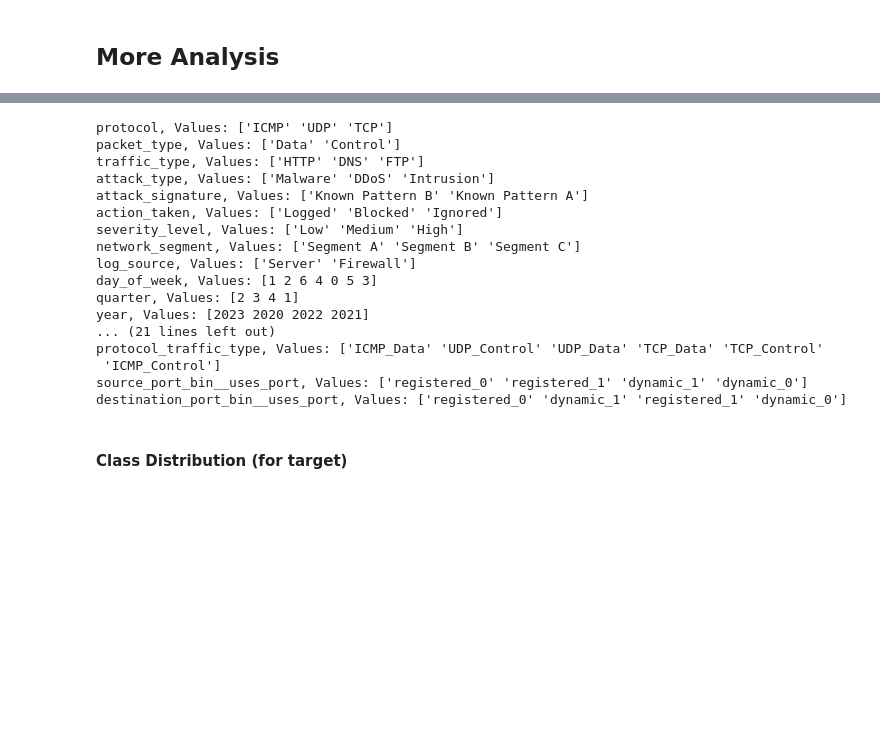
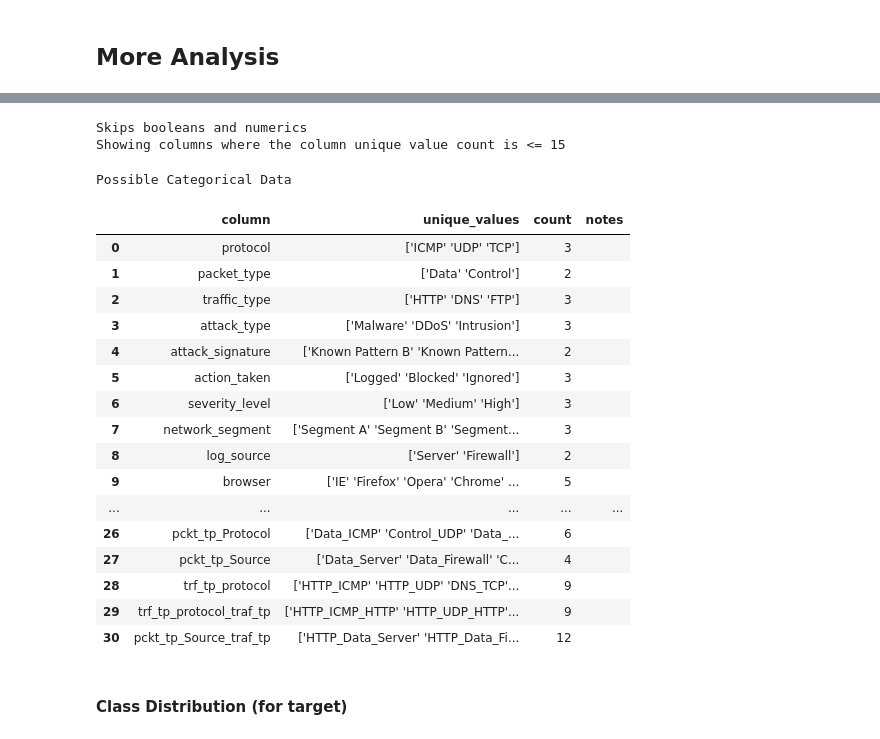
Before and after one commit to dominicbraam/cyberattack-model, a Jupyter notebook: notebooks/Data Exploration.ipynb, the cells around one changed output, grey strips where cells are left out. Saved outputs shown, nothing was run; the diff lists cells and outputs as text; code cells hidden in the pictures; blank space fills up the shorter version.

```diff
--- a/notebooks/Data Exploration.ipynb
+++ b/notebooks/Data Exploration.ipynb
@@ -432,19 +469,5 @@ df.head(3)
 # %% [markdown]
 ### Categorical Columns
 # %%
-def get_categorical_vals():
-    values_unique = df.nunique()
-    categorical_possible = values_unique[values_unique < 10]
-
-    for col_name, val_count in categorical_possible.items():
-        msg = ""
-        col_unique_vals = df[col_name].unique()
-
-        if val_count == 1:
-            col_unique_vals = [x for x in col_unique_vals if not pd.isnull(x)]
-            msg = "Removed null value. Possible boolean?"
-
-        print(f"{col_name}, Values: {col_unique_vals} {msg}")
-
-get_categorical_vals()
+get_categorical_vals(df, 15)
 # %% [output]
@@ -746,6 +776,3 @@ columns_to_drop = [
     'source_port', 'destination_port', 'packet_length', 'payload_data', 'geo-location_data'
 ]
 df.drop(columns_to_drop, axis=1, inplace=True)
-# %%
-pd.set_option('display.max_rows', None)
-df.nunique()
@@ -794,23 +817,26 @@ memory usage: 8.9+ MB
 # %%
-get_categorical_vals()
+get_categorical_vals(df, 15)
 # %% [output]
-protocol, Values: ['ICMP' 'UDP' 'TCP']
-packet_type, Values: ['Data' 'Control']
-traffic_type, Values: ['HTTP' 'DNS' 'FTP']
-attack_type, Values: ['Malware' 'DDoS' 'Intrusion']
-attack_signature, Values: ['Known Pattern B' 'Known Pattern A']
-action_taken, Values: ['Logged' 'Blocked' 'Ignored']
-severity_level, Values: ['Low' 'Medium' 'High']
-network_segment, Values: ['Segment A' 'Segment B' 'Segment C']
-log_source, Values: ['Server' 'Firewall']
-day_of_week, Values: [1 2 6 4 0 5 3]
-quarter, Values: [2 3 4 1]
-year, Values: [2023 2020 2022 2021]
-... (21 lines left out)
-protocol_traffic_type, Values: ['ICMP_Data' 'UDP_Control' 'UDP_Data' 'TCP_Data' 'TCP_Control'
- 'ICMP_Control']
-source_port_bin__uses_port, Values: ['registered_0' 'registered_1' 'dynamic_1' 'dynamic_0']
-destination_port_bin__uses_port, Values: ['registered_0' 'dynamic_1' 'registered_1' 'dynamic_0']
+Skips booleans and numerics
+Showing columns where the column unique value count is <= 15
+Possible Categorical Data
+|  | column | unique_values | count | notes |
+| 0 | protocol | ['ICMP' 'UDP' 'TCP'] | 3 |  |
+| 1 | packet_type | ['Data' 'Control'] | 2 |  |
+| 2 | traffic_type | ['HTTP' 'DNS' 'FTP'] | 3 |  |
+| 3 | attack_type | ['Malware' 'DDoS' 'Intrusion'] | 3 |  |
+| 4 | attack_signature | ['Known Pattern B' 'Known Pattern... | 2 |  |
+| 5 | action_taken | ['Logged' 'Blocked' 'Ignored'] | 3 |  |
+| 6 | severity_level | ['Low' 'Medium' 'High'] | 3 |  |
+| 7 | network_segment | ['Segment A' 'Segment B' 'Segment... | 3 |  |
+| 8 | log_source | ['Server' 'Firewall'] | 2 |  |
+| 9 | browser | ['IE' 'Firefox' 'Opera' 'Chrome' ... | 5 |  |
+| ... | ... | ... | ... | ... |
+| 26 | pckt_tp_Protocol | ['Data_ICMP' 'Control_UDP' 'Data_... | 6 |  |
+| 27 | pckt_tp_Source | ['Data_Server' 'Data_Firewall' 'C... | 4 |  |
+| 28 | trf_tp_protocol | ['HTTP_ICMP' 'HTTP_UDP' 'DNS_TCP'... | 9 |  |
+| 29 | trf_tp_protocol_traf_tp | ['HTTP_ICMP_HTTP' 'HTTP_UDP_HTTP'... | 9 |  |
+| 30 | pckt_tp_Source_traf_tp | ['HTTP_Data_Server' 'HTTP_Data_Fi... | 12 |  |
 # %% [markdown]
 #### Class Distribution (for target)
 # %%
```
Also changed, not shown: parts of 39 cells of this notebook.
